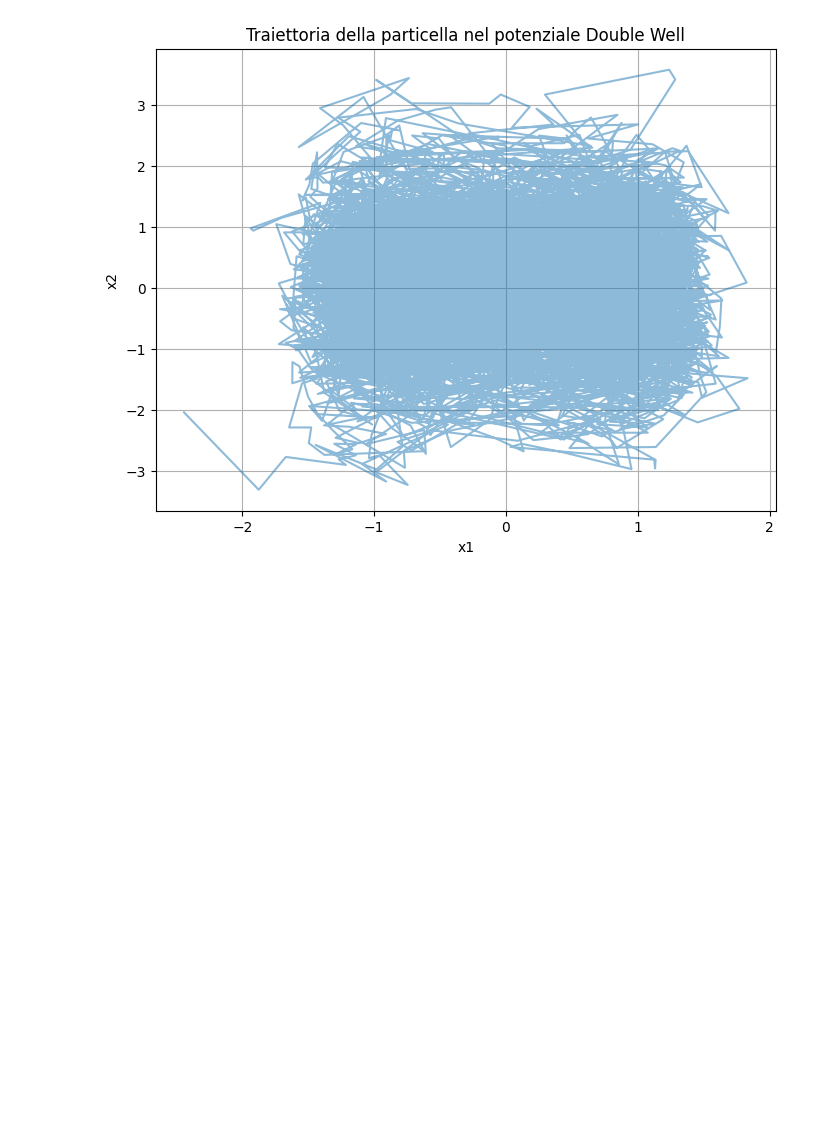
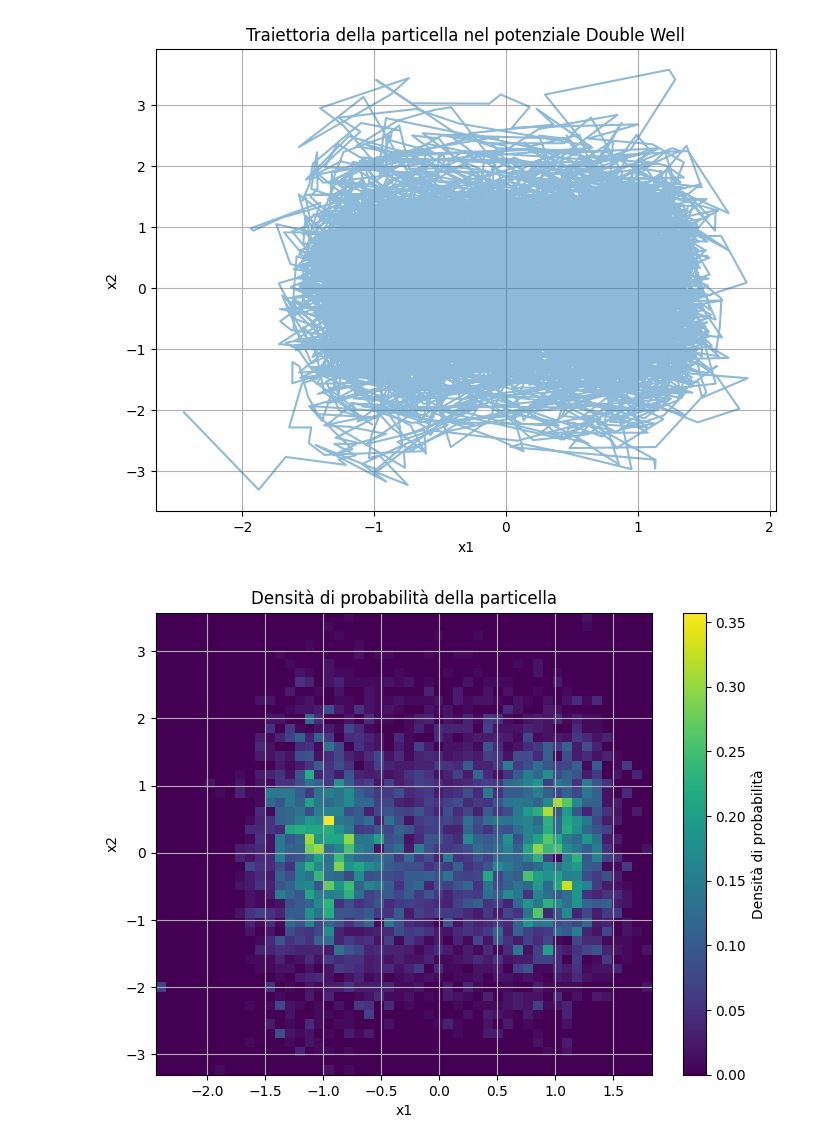
Before and after one commit to rpivi/JAX_Miscellany, a Jupyter notebook: JAX_Metropolis.ipynb, the cells around one changed output. Drawn from its saved outputs; the diff is of its cells as text; code cells hidden in the pictures; blank space fills up the shorter version.

Commit message:
plot of probability

```diff
--- a/JAX_Metropolis.ipynb
+++ b/JAX_Metropolis.ipynb
@@ -91,3 +91,15 @@ plt.show()
 # %% [output]
 Acceptance rate: 0.66
 [figure]
+# %%
+#plot delle zone più visitate dalla particella:
+plt.figure(figsize=(8, 6))
+plt.hist2d(trajectory[:, 0], trajectory[:, 1], bins=50, density=True, cmap='viridis')
+plt.title("Densità di probabilità della particella")
+plt.xlabel("x1")
+plt.ylabel("x2")
+plt.colorbar(label='Densità di probabilità')
+plt.grid()
+plt.show()
+# %% [output]
+[figure, added]
```
